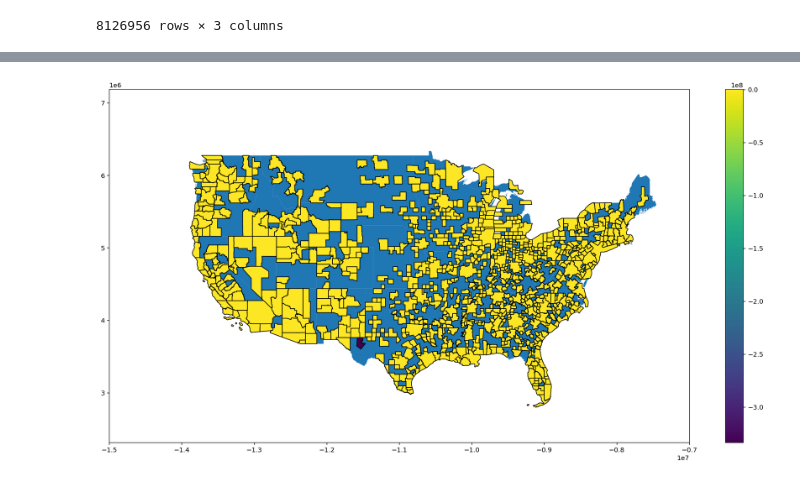
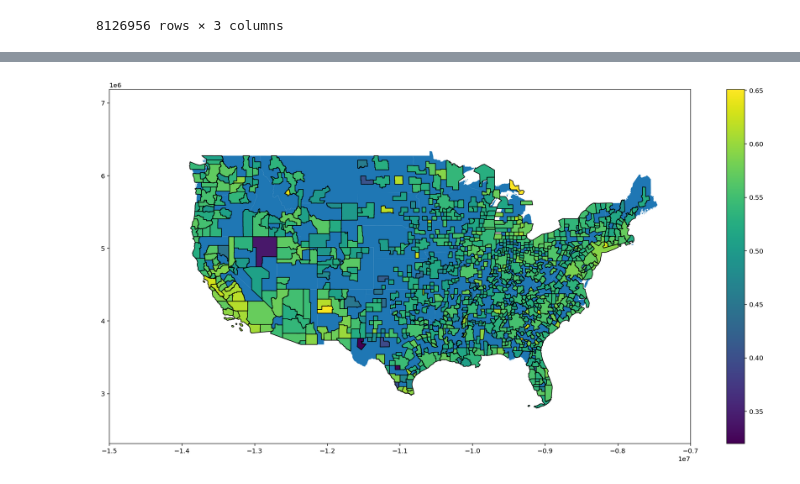
Before and after one commit to ElliottGAbel/Liminal_Cities, a Jupyter notebook: ACS_access.ipynb, the cells around one changed output, grey strips where cells are left out. Cells and saved outputs as stored; diff of their text form; code cells hidden in the pictures.

```diff
--- a/ACS_access.ipynb
+++ b/ACS_access.ipynb
@@ -173,2 +173,22 @@ data2021
 # %%
-group_county = data2021.groupby(by='CBSA').mean()
+dataByCbsa = data2021.groupby(by='CBSA').agg({
+    'Total_Population': 'sum',
+    'Total_Male_Pop': 'sum',
+    'Total_Female_Pop': 'sum',
+    'Median_Age': 'mean',
+    'M_Median_Age': 'mean',
+    'F_Median_Age': 'mean',
+    'Race_white': 'sum',
+    'Race_black': 'sum',
+    'Race_Am_Indian': 'sum',
+    'Race_Asian': 'sum',
+    'Race_Pac_Isl': 'sum',
+    'Median_Income': 'mean',
+    'Less_High': 'sum',
+    'High_Equiv': 'sum',
+    'College_Assoc_Equiv': 'sum',
+    'Bachelors': 'sum',
+    'Grad_Prof': 'sum'
+
+})
+dataByCbsa
@@ -175,5 +210,5 @@ group_county = data2021.groupby(by='CBSA').mean()
 # %%
-gdf = pd.read_pickle(sharedFolder + 'gdf2020.pkl')
+gdf = pd.read_pickle(sharedFolder + 'gdf.pkl')
 gdf
 # %% [output]
 |  | CBSA | LSAD | POPESTIMATE2020 | POPESTIMATE2021 | POPESTIMATE2022 | NAME | geometry | metro | ... |
@@ -192,5 +227,5 @@ gdf
 # %%
-merge = pd.merge(gdf, group_county, on='CBSA', how='inner')
+merge = pd.merge(gdf, dataByCbsa, on='CBSA', how='inner')
 merge
 # %% [output]
 |  | CBSA | LSAD | POPESTIMATE2020 | POPESTIMATE2021 | POPESTIMATE2022 | NAME | geometry | metro | ... |
@@ -209,5 +244,5 @@ merge
 # %%
-merge = merge[(merge['Median_Income'] > 0) & (merge['liminal'])]
+# merge = merge[(merge['Median_Income'] > 0) & (merge['liminal'])]
 merge['Education_Pop'] = merge['Less_High'] + merge['High_Equiv'] + merge['College_Assoc_Equiv'] + merge['Bachelors'] + merge['Grad_Prof']
 merge['Less_High_pct'] = merge['Less_High'] / merge['Education_Pop']
 merge['High_Equiv_pct'] = merge['High_Equiv'] / merge['Education_Pop']
@@ -225,5 +259,5 @@ See the caveats in the documentation: https://pandas.pydata.org/pandas-docs/stab
 # %%
 ax = plotUS()
-merge.plot(ax=ax, column='Median_Income', edgecolor="black", linewidth=1, legend=True);
+merge.plot(ax=ax, column='Bach_and_Above_pct', edgecolor="black", linewidth=1, legend=True);
 # %% [output]
-[figure, old version]
+[figure, new version]
```
Also changed, not shown: parts of 23 cells of this notebook.
